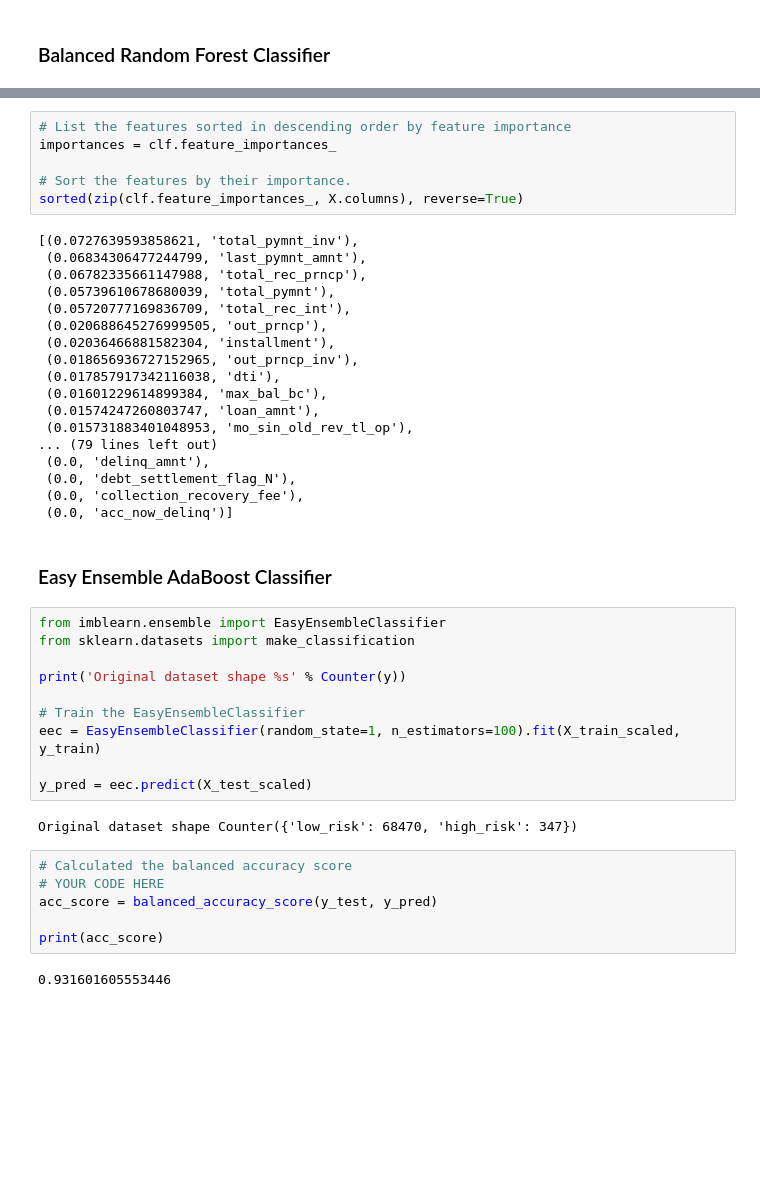
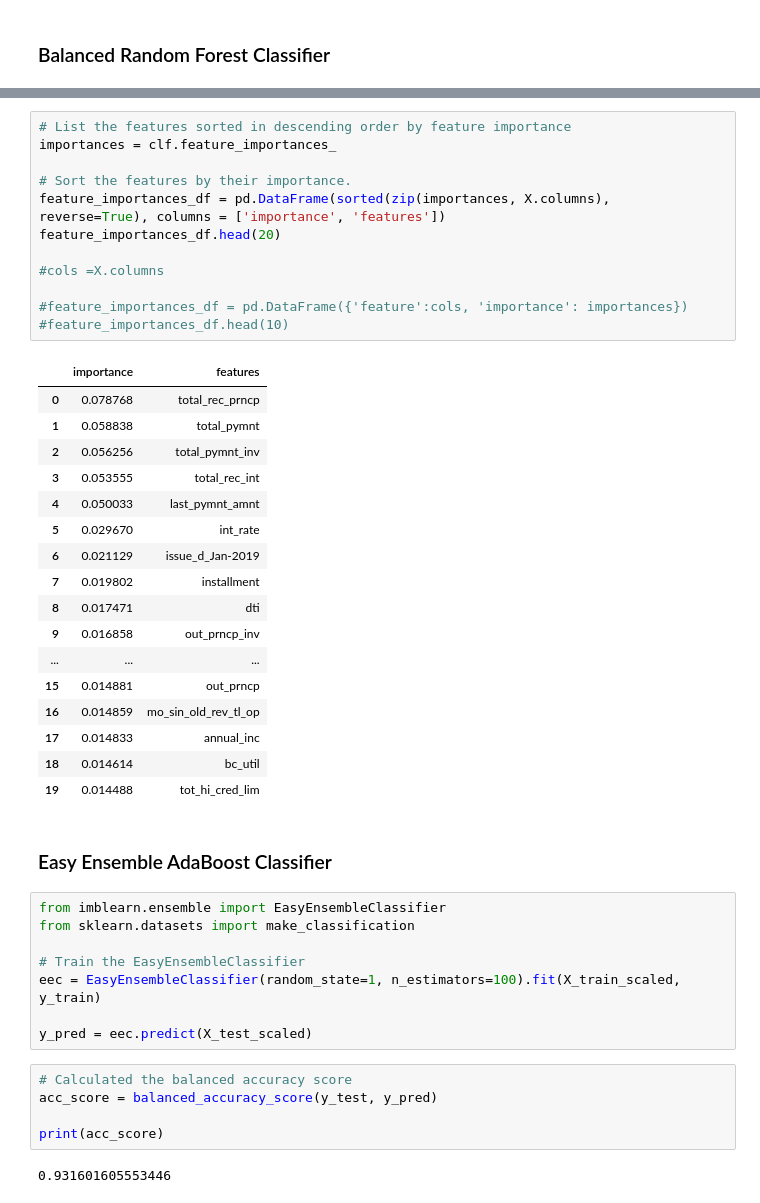
Before and after one commit to YanLuong/Credit_Risk_Analysis, a Jupyter notebook: credit_risk_ensemble.ipynb, the cells around one changed output, grey strips where cells are left out. Drawn from its saved outputs; the diff is of its cells as text; blank space fills up the shorter version.

```diff
--- a/credit_risk_ensemble.ipynb
+++ b/credit_risk_ensemble.ipynb
@@ -184,44 +189,45 @@ avg / total       1.00      1.00      0.37      1.00      0.61      0.39     172
 # %%
 # List the features sorted in descending order by feature importance
 importances = clf.feature_importances_
 
 # Sort the features by their importance.
-sorted(zip(clf.feature_importances_, X.columns), reverse=True)
+feature_importances_df = pd.DataFrame(sorted(zip(importances, X.columns), reverse=True), columns = ['importance', 'features'])
+feature_importances_df.head(20)
+
+#cols =X.columns
+
+#feature_importances_df = pd.DataFrame({'feature':cols, 'importance': importances})
+#feature_importances_df.head(10)
 # %% [output]
-[(0.0727639593858621, 'total_pymnt_inv'),
- (0.06834306477244799, 'last_pymnt_amnt'),
- (0.06782335661147988, 'total_rec_prncp'),
- (0.05739610678680039, 'total_pymnt'),
- (0.05720777169836709, 'total_rec_int'),
- (0.020688645276999505, 'out_prncp'),
- (0.02036466881582304, 'installment'),
- (0.018656936727152965, 'out_prncp_inv'),
- (0.017857917342116038, 'dti'),
- (0.01601229614899384, 'max_bal_bc'),
- (0.01574247260803747, 'loan_amnt'),
- (0.015731883401048953, 'mo_sin_old_rev_tl_op'),
-... (79 lines left out)
- (0.0, 'delinq_amnt'),
- (0.0, 'debt_settlement_flag_N'),
- (0.0, 'collection_recovery_fee'),
- (0.0, 'acc_now_delinq')]
+|  | importance | features |
+| 0 | 0.078768 | total_rec_prncp |
+| 1 | 0.058838 | total_pymnt |
+| 2 | 0.056256 | total_pymnt_inv |
+| 3 | 0.053555 | total_rec_int |
+| 4 | 0.050033 | last_pymnt_amnt |
+| 5 | 0.029670 | int_rate |
+| 6 | 0.021129 | issue_d_Jan-2019 |
+| 7 | 0.019802 | installment |
+| 8 | 0.017471 | dti |
+| 9 | 0.016858 | out_prncp_inv |
+| ... | ... | ... |
+| 15 | 0.014881 | out_prncp |
+| 16 | 0.014859 | mo_sin_old_rev_tl_op |
+| 17 | 0.014833 | annual_inc |
+| 18 | 0.014614 | bc_util |
+| 19 | 0.014488 | tot_hi_cred_lim |
 # %% [markdown]
 ### Easy Ensemble AdaBoost Classifier
 # %%
 from imblearn.ensemble import EasyEnsembleClassifier
 from sklearn.datasets import make_classification
-
-print('Original dataset shape %s' % Counter(y))
 
 # Train the EasyEnsembleClassifier
 eec = EasyEnsembleClassifier(random_state=1, n_estimators=100).fit(X_train_scaled, y_train)
 
 y_pred = eec.predict(X_test_scaled)
-# %% [output]
-Original dataset shape Counter({'low_risk': 68470, 'high_risk': 347})
 # %%
 # Calculated the balanced accuracy score
-# YOUR CODE HERE
 acc_score = balanced_accuracy_score(y_test, y_pred)
 
 print(acc_score)
```
Also changed, not shown: parts of 10 cells of this notebook.
